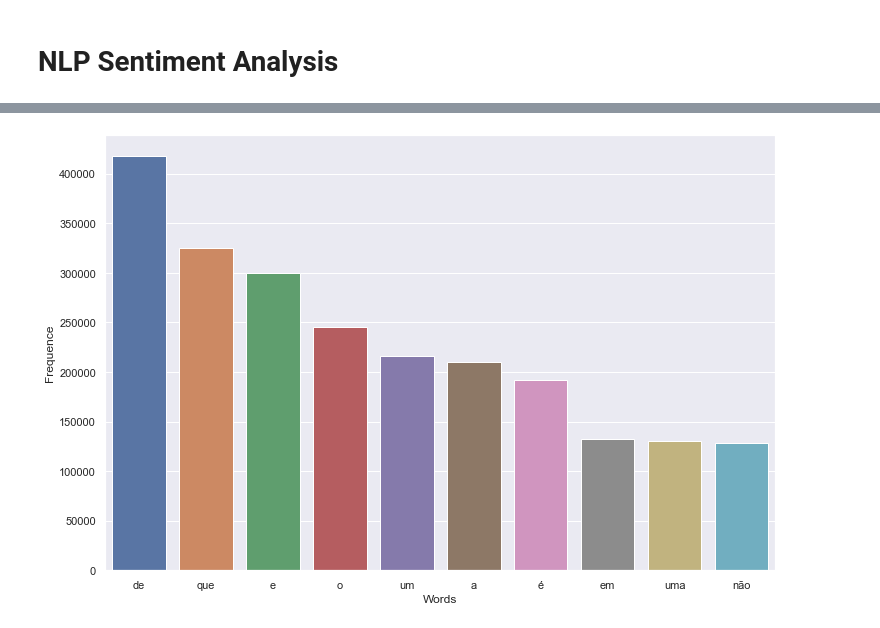
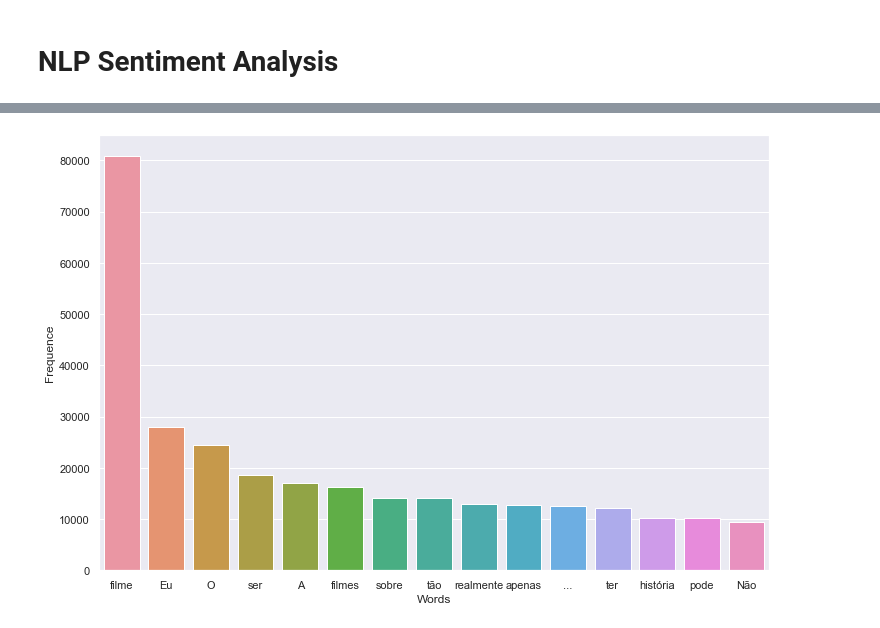
Before and after one commit to Dufyz/My_Laboratory, a Jupyter notebook: Jupyter Lab/library's/keras_library/deep_learning.ipynb, the cells around one changed output, grey strips where cells are left out. Drawn from its saved outputs; the diff is of its cells as text; code cells hidden in the pictures.

```diff
--- a/Jupyter Lab/library's/keras_library/deep_learning.ipynb
+++ b/Jupyter Lab/library's/keras_library/deep_learning.ipynb
@@ -591,18 +598,35 @@ def_word_cloud(df, [0, 1], 'yes')
 # %%
-def def_word_frequence(n):
-    global tokenized_white_space, frequence, df_word_frequence
+# Visualizando a frequência de cada palavra dentro do nosso DataFrame
+def def_word_frequence(data, sentiment, column, n):
+    global tokenized_white_space, frequence, df_word_frequence, all_words, stop_words
 
     stop_words = nltk.corpus.stopwords.words('Portuguese')
+    stop_words = stop_words + [c for c in punctuation]
+
+    x = data.query(f'sentiment == {sentiment}')
+    all_words = ' '.join([c for c in x[column]])
 
     tokenized_white_space = tokenize.WhitespaceTokenizer().tokenize(all_words)
 
-    frequence = nltk.FreqDist(tokenized_white_space)
+    all_words = [c for c in tokenized_white_space]
+    all_words = ' '.join(all_words)
+
+    tokenize_word_punct = tokenize.WordPunctTokenizer().tokenize(all_words)
+
+    frequence = nltk.FreqDist(tokenize_word_punct)
 
     df_word_frequence = pd.DataFrame(columns = ['Words', 'Frequence'], data = list(zip(frequence.keys(), frequence.values())))
 
+    for c in stop_words:
+        for k in df_word_frequence.nlargest(columns = 'Frequence', n = len(df_word_frequence)).Words:
+            if c == k:
+                df_word_frequence.drop(df_word_frequence.loc[df_word_frequence['Words'] == k].index, inplace = True)
+
     sns.set( rc = {'figure.figsize': (12,8)})
-    sns.barplot(x = 'Words', y = 'Frequence', data = df_word_frequence.nlargest(columns = 'Frequence', n = n ))
+    sns.barplot(x = 'Words', y = 'Frequence', data = df_word_frequence.nlargest(columns = 'Frequence', n = n))
 
-def_word_frequence(10)
+#def_word_frequence(df, 0, 'text_pt', 15)
+#def_word_frequence(df, 1, 'text_pt', 15)
+#def_word_frequence(df, [0,1], 'text_pt', 15)
 # %% [output]
-[figure, old version]
+[figure, new version]
```
Also changed, not shown: parts of 9 cells of this notebook.
